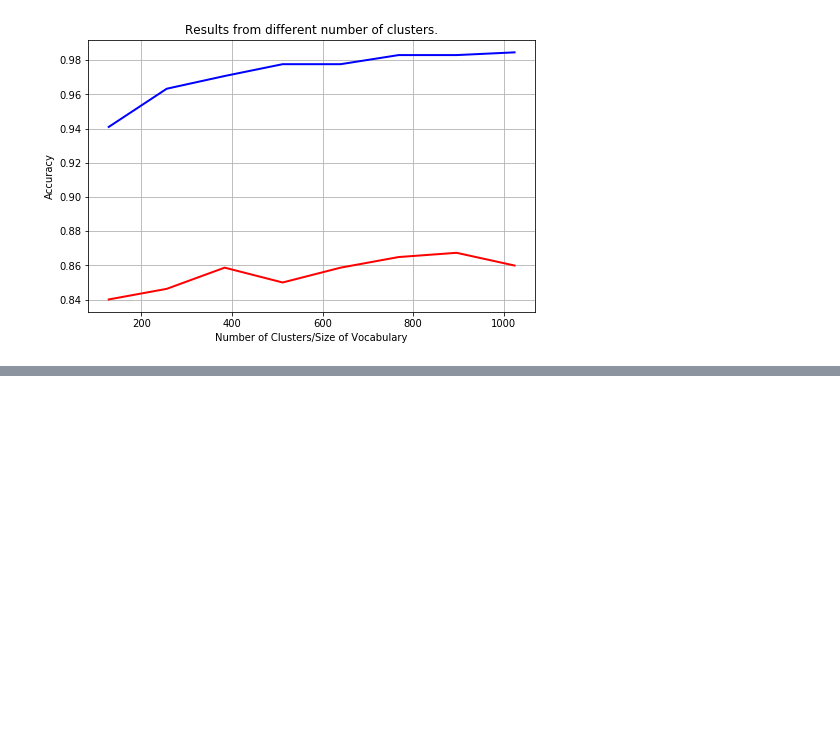
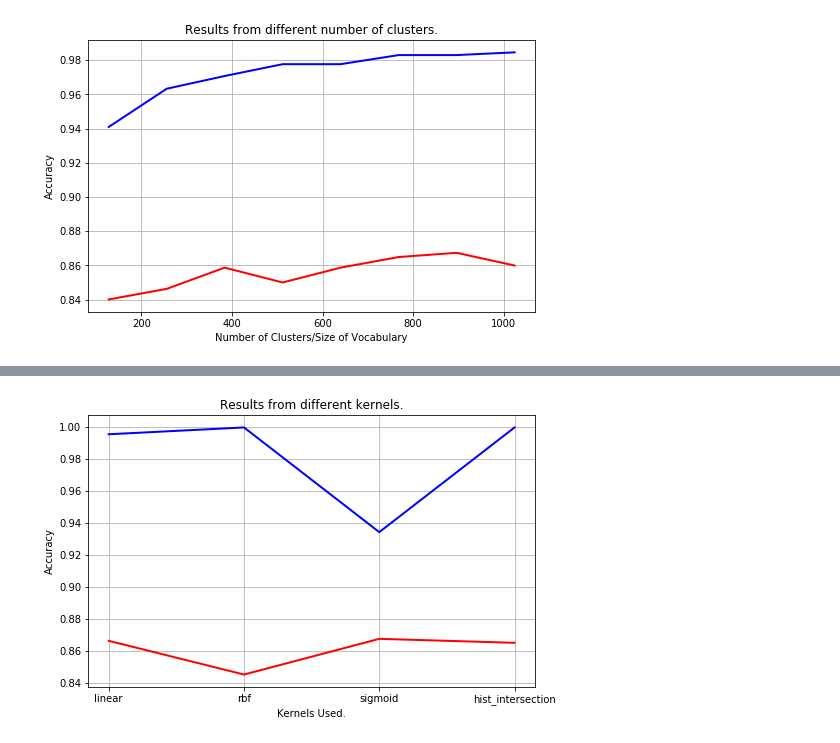
Before and after one commit to DJNahata/M3_project, a Jupyter notebook: Week2/SVM.ipynb, the cells around one changed output, grey strips where cells are left out. Saved outputs shown, nothing was run; the diff lists cells and outputs as text; code cells hidden in the pictures; blank space fills up the shorter version.

```diff
--- a/Week2/SVM.ipynb
+++ b/Week2/SVM.ipynb
@@ -217,14 +227,3 @@ In this graph we can appreciate that using now more clusters helps the SVM to in
 2. kernel -- (Specifies the kernel): RBF
 3. gamma -- (Kernel coefficient): scale
 5. decision_function_shape -- (Whether to return a one-vs-rest or other settings): ovr
-# %%
-N_CLUSTERS = 896
-STEP_SIZE = 16
-DESC_SIZE = [8,16]
-K_FOLDS = 5
-PARAMETERS = {
-    'C':np.logspace(-5, 15, 5, base=2),
-    'gamma':np.logspace(-15, 3, 5, base=2),
-    'kernel':["linear", "rbf", "sigmoid", histogram_intersection_kernel],
-    'tol': np.logspace(-5,0,5,base=10),
-    'decision_function_shape':['ovo', 'ovr']}
@@ -231,2 +336,9 @@ PARAMETERS = {
+# %%
+N_CLUSTERS = 896
+STEP_SIZE = 16
+DESC_SIZE = [8,16]
+K_FOLDS = 5
+C = np.logspace(-4,4,15,base=10).tolist()
+TOLERANCE = np.logspace(-3,0,10,base=2).tolist()
 # %%
 DenseSIFT = DenseSIFT_()
@@ -273,0 +434,12 @@ Obtain training and test data: 0.1234288215637207 s
+# %%
+KERNEL = ["linear", "rbf", "sigmoid", "hist_intersection"]
+plt.figure(figsize=(8, 5))
+plt.title('Results from different kernels.')
+plt.plot(KERNEL,results_train,'b',linewidth=2,label='Test')
+plt.plot(KERNEL,results_test,'r',linewidth=2,label='Train')
+plt.ylabel('Accuracy')
+plt.xlabel('Kernels Used')
+plt.grid(True)
+plt.show()
+# %% [output]
+[figure, added]
```
Also changed, not shown: parts of 30 cells of this notebook, 3 other files.
